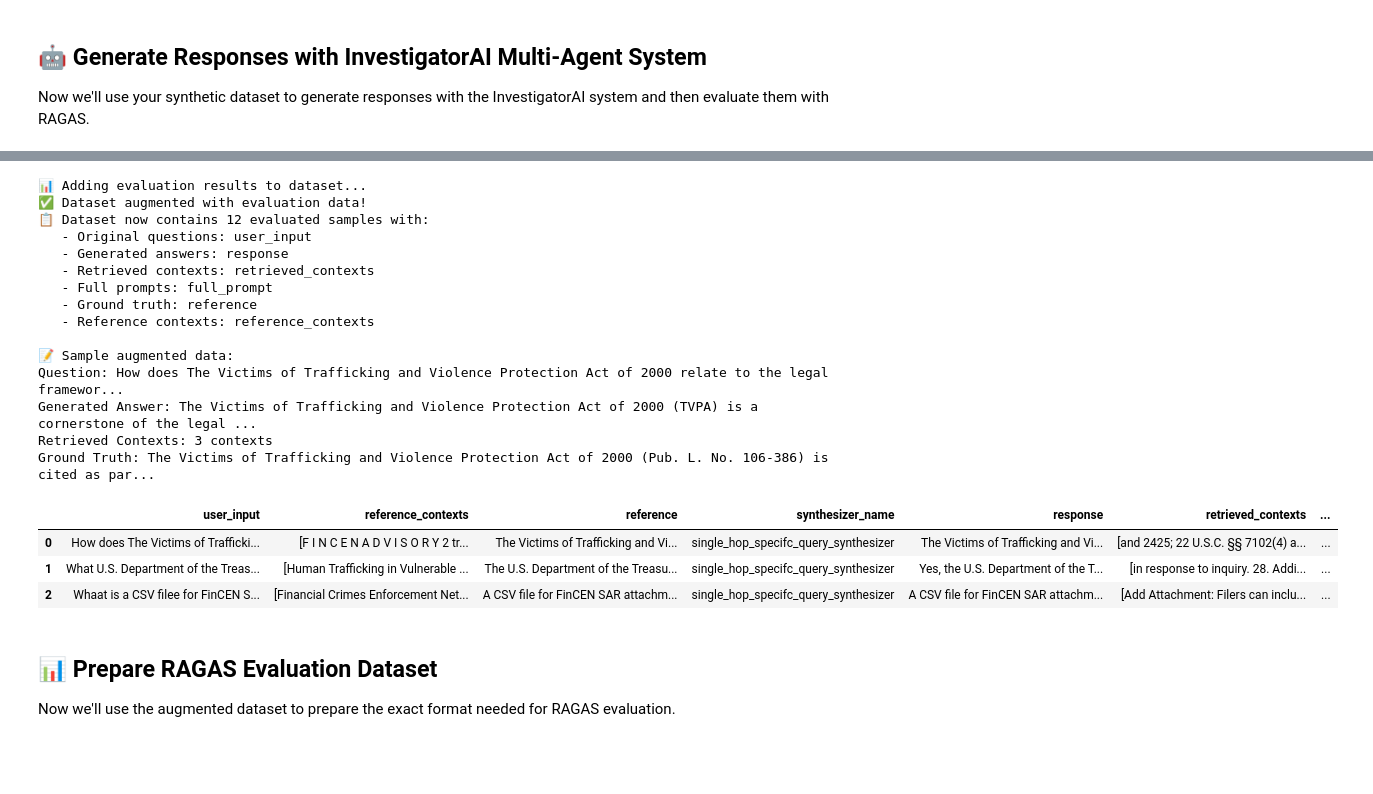
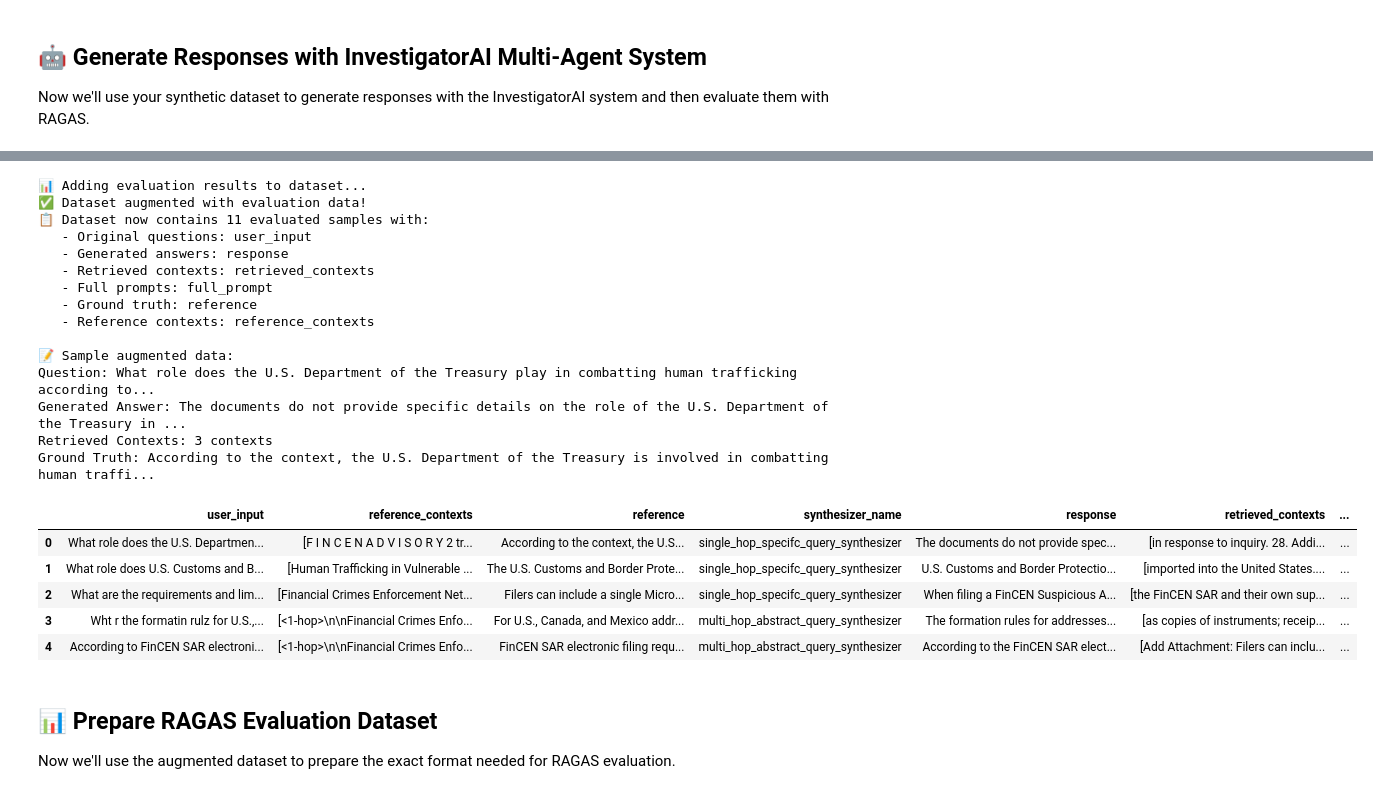
Before and after one commit to ovokpus/InvestigatorAI, a Jupyter notebook: investigator_ai_ragas_evaluation.ipynb, the cells around one changed output, grey strips where cells are left out. Drawn from its saved outputs; the diff is of its cells as text; code cells hidden in the pictures; blank space fills up the shorter version.

```diff
--- a/investigator_ai_ragas_evaluation.ipynb
+++ b/investigator_ai_ragas_evaluation.ipynb
@@ -333,41 +340,43 @@ df_augmented['full_prompt'] = prompts
 print(f"✅ Dataset augmented with evaluation data!")
 print(f"📋 Dataset now contains {len(df_augmented)} evaluated samples with:")
 print(f"   - Original questions: user_input")
 print(f"   - Generated answers: response")
 print(f"   - Retrieved contexts: retrieved_contexts")
 print(f"   - Full prompts: full_prompt")
 print(f"   - Ground truth: reference")
 print(f"   - Reference contexts: reference_contexts")
 
 # Display a sample
 print(f"\n📝 Sample augmented data:")
 print(f"Question: {df_augmented.iloc[0]['user_input'][:100]}...")
 print(f"Generated Answer: {df_augmented.iloc[0]['response'][:100]}...")
 print(
     f"Retrieved Contexts: {len(df_augmented.iloc[0]['retrieved_contexts'])} contexts")
 print(f"Ground Truth: {df_augmented.iloc[0]['reference'][:100]}...")
 
-df_augmented.head(3)
+df_augmented.head()
 # %% [output]
 📊 Adding evaluation results to dataset...
 ✅ Dataset augmented with evaluation data!
-📋 Dataset now contains 12 evaluated samples with:
+📋 Dataset now contains 11 evaluated samples with:
    - Original questions: user_input
    - Generated answers: response
    - Retrieved contexts: retrieved_contexts
    - Full prompts: full_prompt
    - Ground truth: reference
    - Reference contexts: reference_contexts
 
 📝 Sample augmented data:
-Question: How does The Victims of Trafficking and Violence Protection Act of 2000 relate to the legal framewor...
-Generated Answer: The Victims of Trafficking and Violence Protection Act of 2000 (TVPA) is a cornerstone of the legal ...
+Question: What role does the U.S. Department of the Treasury play in combatting human trafficking according to...
+Generated Answer: The documents do not provide specific details on the role of the U.S. Department of the Treasury in ...
 Retrieved Contexts: 3 contexts
-Ground Truth: The Victims of Trafficking and Violence Protection Act of 2000 (Pub. L. No. 106-386) is cited as par...
+Ground Truth: According to the context, the U.S. Department of the Treasury is involved in combatting human traffi...
 |  | user_input | reference_contexts | reference | synthesizer_name | response | retrieved_contexts | ... |
-| 0 | How does The Victims of Trafficki... | [F I N C E N A D V I S O R Y 2 tr... | The Victims of Trafficking and Vi... | single_hop_specifc_query_synthesizer | The Victims of Trafficking and Vi... | [and 2425; 22 U.S.C. §§ 7102(4) a... | ... |
-| 1 | What U.S. Department of the Treas... | [Human Trafficking in Vulnerable ... | The U.S. Department of the Treasu... | single_hop_specifc_query_synthesizer | Yes, the U.S. Department of the T... | [in response to inquiry. 28. Addi... | ... |
-| 2 | Whaat is a CSV filee for FinCEN S... | [Financial Crimes Enforcement Net... | A CSV file for FinCEN SAR attachm... | single_hop_specifc_query_synthesizer | A CSV file for FinCEN SAR attachm... | [Add Attachment: Filers can inclu... | ... |
+| 0 | What role does the U.S. Departmen... | [F I N C E N A D V I S O R Y 2 tr... | According to the context, the U.S... | single_hop_specifc_query_synthesizer | The documents do not provide spec... | [in response to inquiry. 28. Addi... | ... |
+| 1 | What role does U.S. Customs and B... | [Human Trafficking in Vulnerable ... | The U.S. Customs and Border Prote... | single_hop_specifc_query_synthesizer | U.S. Customs and Border Protectio... | [imported into the United States.... | ... |
+| 2 | What are the requirements and lim... | [Financial Crimes Enforcement Net... | Filers can include a single Micro... | single_hop_specifc_query_synthesizer | When filing a FinCEN Suspicious A... | [the FinCEN SAR and their own sup... | ... |
+| 3 | Wht r the formatin rulz for U.S.,... | [<1-hop>\n\nFinancial Crimes Enfo... | For U.S., Canada, and Mexico addr... | multi_hop_abstract_query_synthesizer | The formation rules for addresses... | [as copies of instruments; receip... | ... |
+| 4 | According to FinCEN SAR electroni... | [<1-hop>\n\nFinancial Crimes Enfo... | FinCEN SAR electronic filing requ... | multi_hop_abstract_query_synthesizer | According to the FinCEN SAR elect... | [Add Attachment: Filers can inclu... | ... |
 # %% [markdown]
 ## 📊 Prepare RAGAS Evaluation Dataset
 
```
Also changed, not shown: parts of 60 cells of this notebook, 6 other files.
